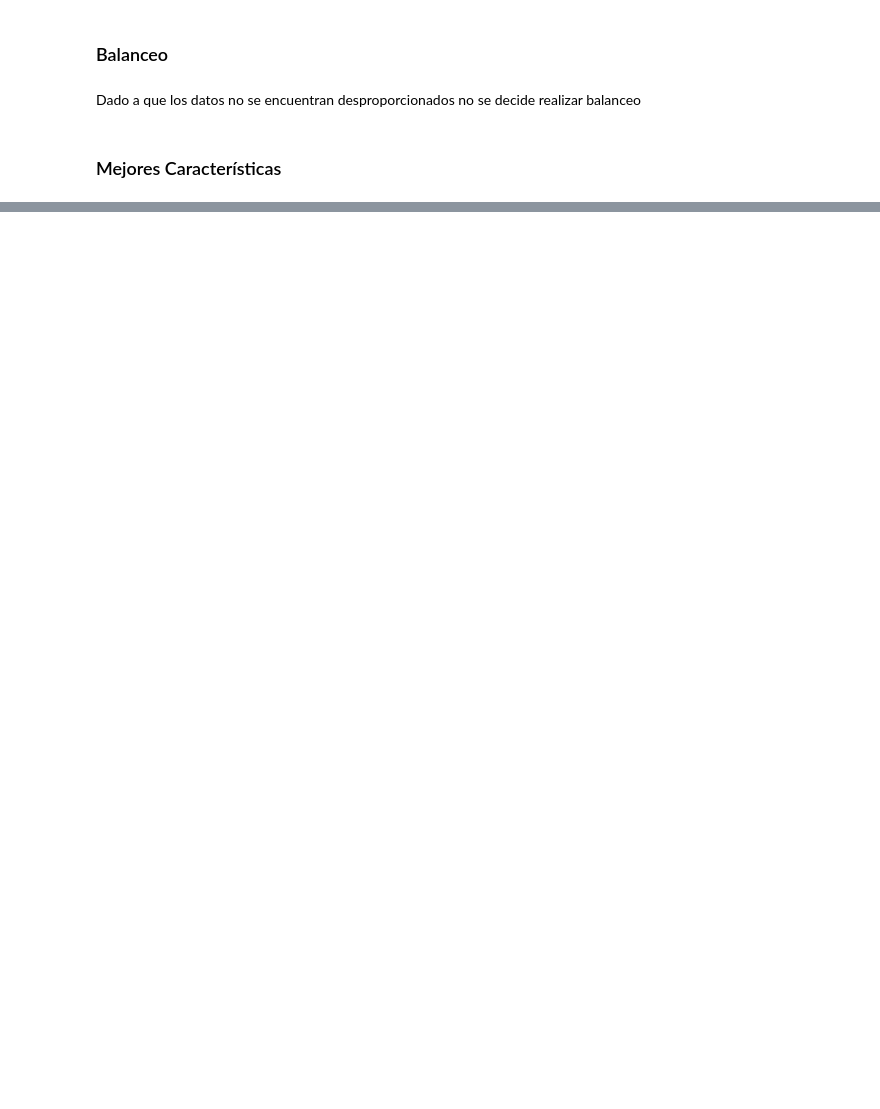
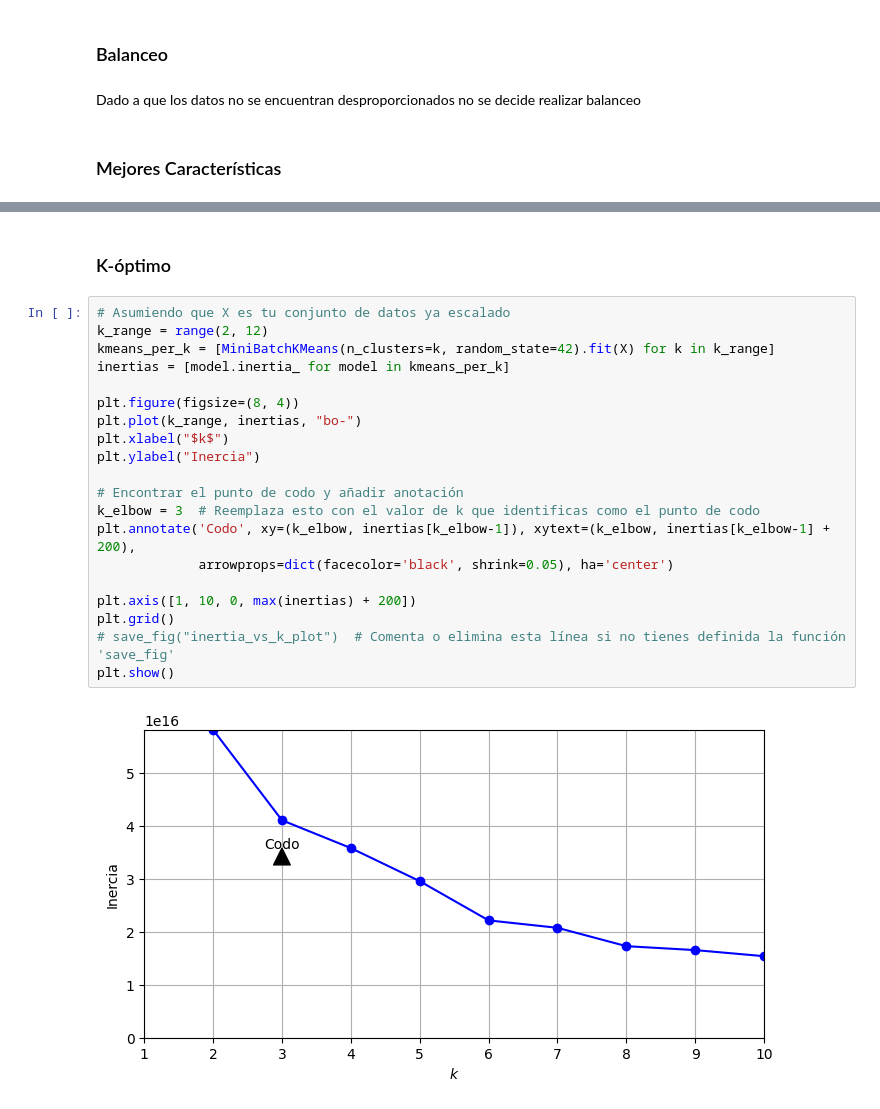
Before and after one commit to TheMorderous/Monopoly, a Jupyter notebook: Ev2_Banco_Monopoly_Los_nami_nami.ipynb, the cells around one changed output, grey strips where cells are left out. Saved outputs shown, nothing was run; the diff lists cells and outputs as text; blank space fills up the shorter version.

```diff
--- a/Ev2_Banco_Monopoly_Los_nami_nami.ipynb
+++ b/Ev2_Banco_Monopoly_Los_nami_nami.ipynb
@@ -1146,0 +1261,24 @@ La característica CambioPin tiene un score de 0.01
+# %% [markdown]
+### K-óptimo
+# %%
+# Asumiendo que X es tu conjunto de datos ya escalado
+k_range = range(2, 12)
+kmeans_per_k = [MiniBatchKMeans(n_clusters=k, random_state=42).fit(X) for k in k_range]
+inertias = [model.inertia_ for model in kmeans_per_k]
+
+plt.figure(figsize=(8, 4))
+plt.plot(k_range, inertias, "bo-")
+plt.xlabel("$k$")
+plt.ylabel("Inercia")
+
+# Encontrar el punto de codo y añadir anotación
+k_elbow = 3  # Reemplaza esto con el valor de k que identificas como el punto de codo
+plt.annotate('Codo', xy=(k_elbow, inertias[k_elbow-1]), xytext=(k_elbow, inertias[k_elbow-1] + 200),
+             arrowprops=dict(facecolor='black', shrink=0.05), ha='center')
+
+plt.axis([1, 10, 0, max(inertias) + 200])
+plt.grid()
+# save_fig("inertia_vs_k_plot")  # Comenta o elimina esta línea si no tienes definida la función 'save_fig'
+plt.show()
+# %% [output]
+[figure, added]
```
Also changed, not shown: parts of 49 cells of this notebook.
